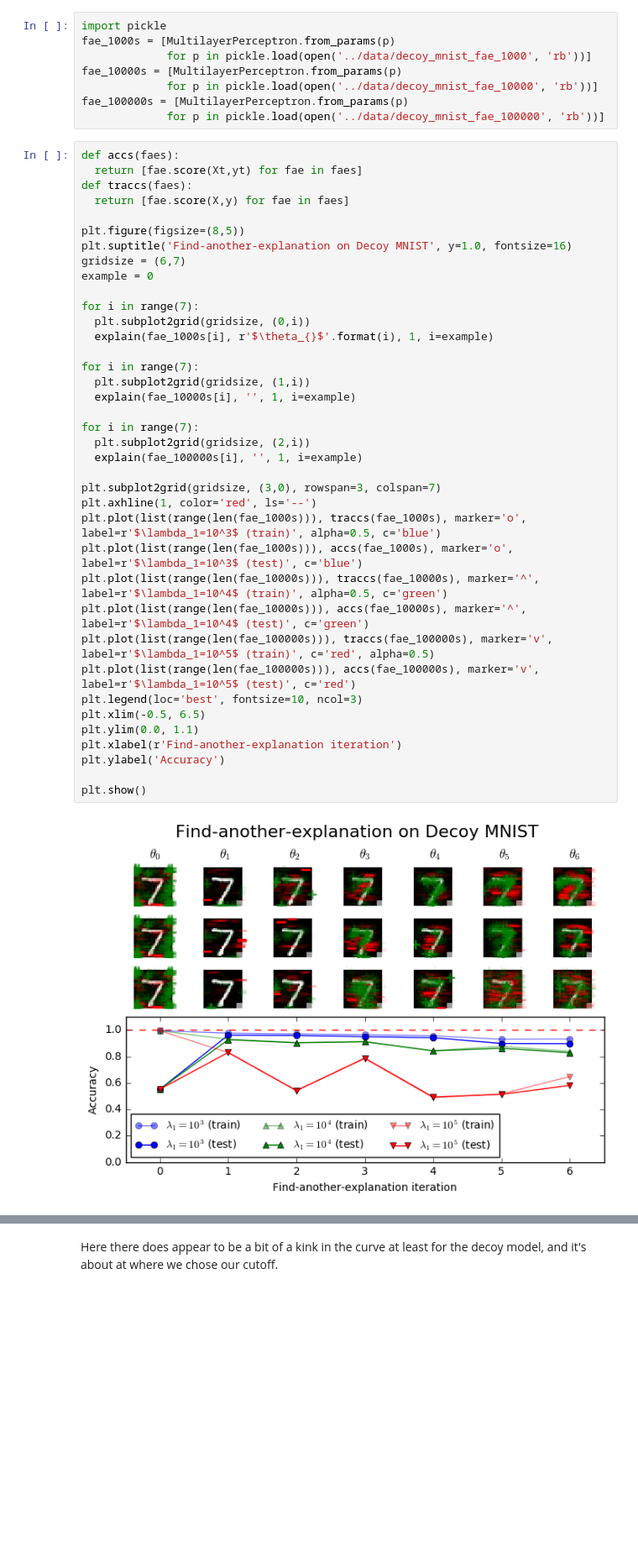
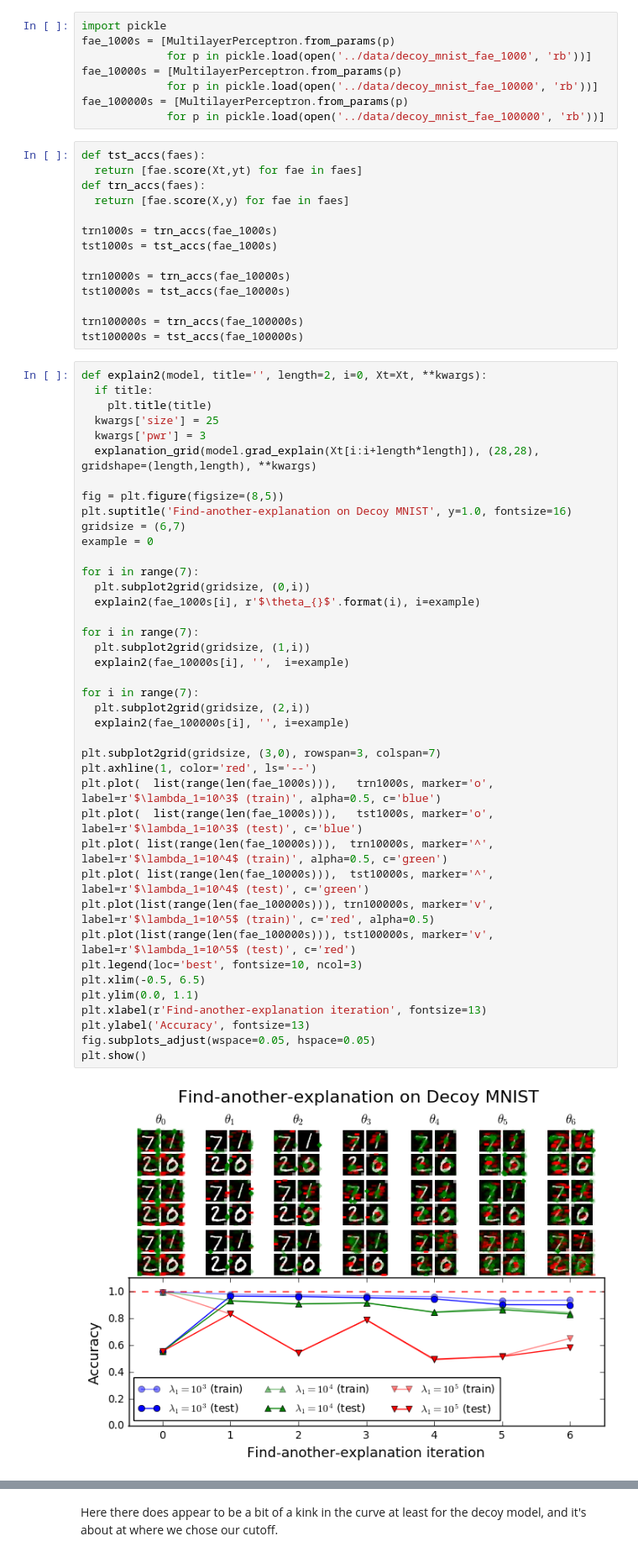
Before and after one commit to dtak/rrr, a Jupyter notebook: experiments/Decoy MNIST.ipynb, the cells around one changed output, grey strips where cells are left out. Shown at 84% size. Saved outputs shown, nothing was run; the diff lists cells and outputs as text; blank space fills up the shorter version.

```diff
--- a/experiments/Decoy MNIST.ipynb
+++ b/experiments/Decoy MNIST.ipynb
@@ -214,46 +214,62 @@ fae_10000s = [MultilayerPerceptron.from_params(p)
              for p in pickle.load(open('../data/decoy_mnist_fae_10000', 'rb'))]
 fae_100000s = [MultilayerPerceptron.from_params(p)
              for p in pickle.load(open('../data/decoy_mnist_fae_100000', 'rb'))]
+# %%
+def tst_accs(faes):
+  return [fae.score(Xt,yt) for fae in faes]
+def trn_accs(faes):
+  return [fae.score(X,y) for fae in faes]
+
+trn1000s = trn_accs(fae_1000s)
+tst1000s = tst_accs(fae_1000s)
+
+trn10000s = trn_accs(fae_10000s)
+tst10000s = tst_accs(fae_10000s)
+
+trn100000s = trn_accs(fae_100000s)
+tst100000s = tst_accs(fae_100000s)
 # %%
-def accs(faes):
-  return [fae.score(Xt,yt) for fae in faes]
-def traccs(faes):
-  return [fae.score(X,y) for fae in faes]
+def explain2(model, title='', length=2, i=0, Xt=Xt, **kwargs):
+  if title:
+    plt.title(title)
+  kwargs['size'] = 25
+  kwargs['pwr'] = 3
+  explanation_grid(model.grad_explain(Xt[i:i+length*length]), (28,28), gridshape=(length,length), **kwargs)
 
-plt.figure(figsize=(8,5))
+fig = plt.figure(figsize=(8,5))
 plt.suptitle('Find-another-explanation on Decoy MNIST', y=1.0, fontsize=16)
 gridsize = (6,7)
 example = 0
 
 for i in range(7):
   plt.subplot2grid(gridsize, (0,i))
-  explain(fae_1000s[i], r'$\theta_{}$'.format(i), 1, i=example)
+  explain2(fae_1000s[i], r'$\theta_{}$'.format(i), i=example)
 
 for i in range(7):
   plt.subplot2grid(gridsize, (1,i))
-  explain(fae_10000s[i], '', 1, i=example)
+  explain2(fae_10000s[i], '',  i=example)
 
 for i in range(7):
   plt.subplot2grid(gridsize, (2,i))
-  explain(fae_100000s[i], '', 1, i=example)
+  explain2(fae_100000s[i], '', i=example)
 
 plt.subplot2grid(gridsize, (3,0), rowspan=3, colspan=7)
 plt.axhline(1, color='red', ls='--')
-plt.plot(list(range(len(fae_1000s))), traccs(fae_1000s), marker='o', label=r'$\lambda_1=10^3$ (train)', alpha=0.5, c='blue')
-plt.plot(list(range(len(fae_1000s))), accs(fae_1000s), marker='o', label=r'$\lambda_1=10^3$ (test)', c='blue')
-plt.plot(list(range(len(fae_10000s))), traccs(fae_10000s), marker='^', label=r'$\lambda_1=10^4$ (train)', alpha=0.5, c='green')
-plt.plot(list(range(len(fae_10000s))), accs(fae_10000s), marker='^', label=r'$\lambda_1=10^4$ (test)', c='green')
-plt.plot(list(range(len(fae_100000s))), traccs(fae_100000s), marker='v', label=r'$\lambda_1=10^5$ (train)', c='red', alpha=0.5)
-plt.plot(list(range(len(fae_100000s))), accs(fae_100000s), marker='v', label=r'$\lambda_1=10^5$ (test)', c='red')
+plt.plot(  list(range(len(fae_1000s))),   trn1000s, marker='o', label=r'$\lambda_1=10^3$ (train)', alpha=0.5, c='blue')
+plt.plot(  list(range(len(fae_1000s))),   tst1000s, marker='o', label=r'$\lambda_1=10^3$ (test)', c='blue')
+plt.plot( list(range(len(fae_10000s))),  trn10000s, marker='^', label=r'$\lambda_1=10^4$ (train)', alpha=0.5, c='green')
+plt.plot( list(range(len(fae_10000s))),  tst10000s, marker='^', label=r'$\lambda_1=10^4$ (test)', c='green')
+plt.plot(list(range(len(fae_100000s))), trn100000s, marker='v', label=r'$\lambda_1=10^5$ (train)', c='red', alpha=0.5)
+plt.plot(list(range(len(fae_100000s))), tst100000s, marker='v', label=r'$\lambda_1=10^5$ (test)', c='red')
 plt.legend(loc='best', fontsize=10, ncol=3)
 plt.xlim(-0.5, 6.5)
 plt.ylim(0.0, 1.1)
-plt.xlabel(r'Find-another-explanation iteration')
-plt.ylabel('Accuracy')
-
+plt.xlabel(r'Find-another-explanation iteration', fontsize=13)
+plt.ylabel('Accuracy', fontsize=13)
+fig.subplots_adjust(wspace=0.05, hspace=0.05)
 plt.show()
 # %% [output]
-[figure, old version]
+[figure, new version]
 # %% [markdown]
 We can see that test accuracy increases after the first iteration, then slowly trends downward, possibly because we are biasing the model against considering the most significant elements of each image. For high $\lambda_1$, this happens much more abruptly, and even after just one iteration accuracy isn't quite back to ideal, perhaps because the original model did still consider some important components.
 
```
Also changed, not shown: parts of 5 cells of this notebook, 10 other files.
